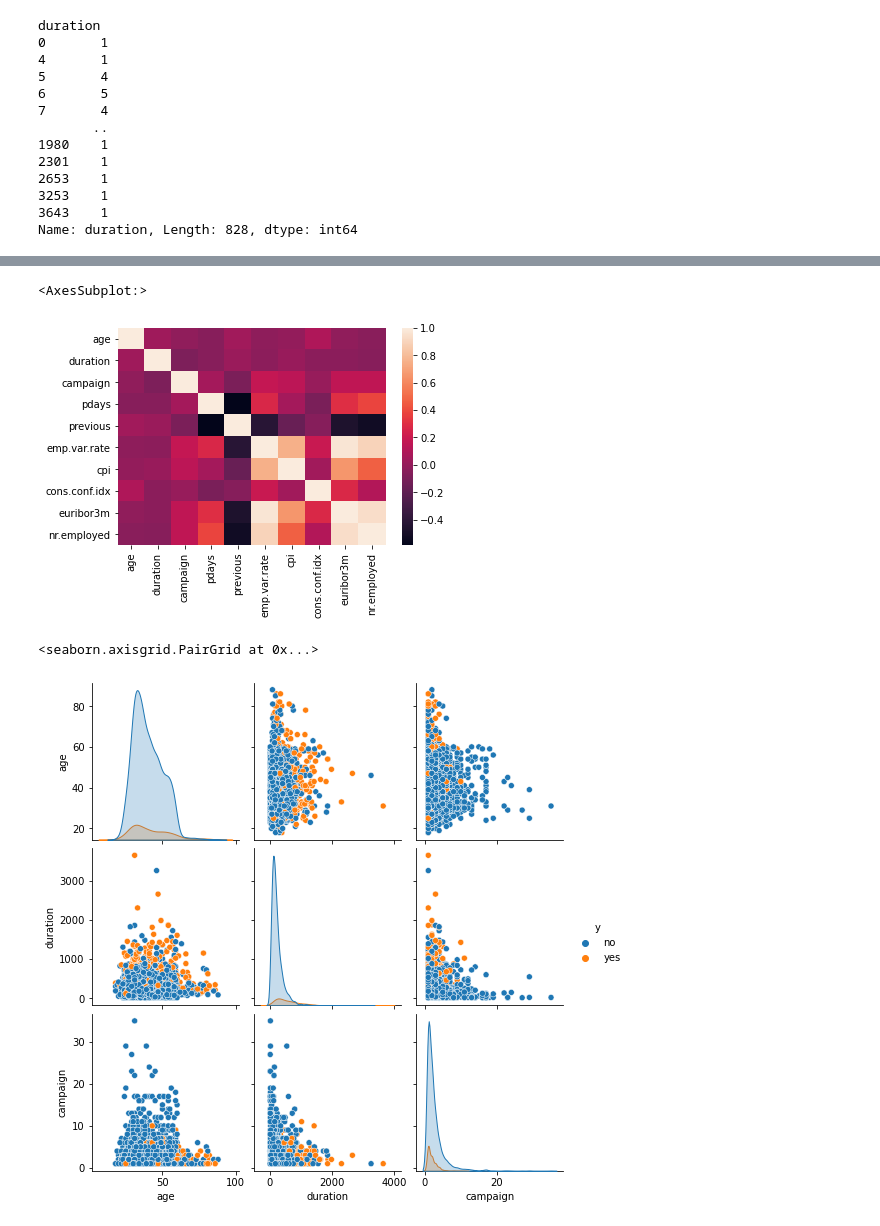
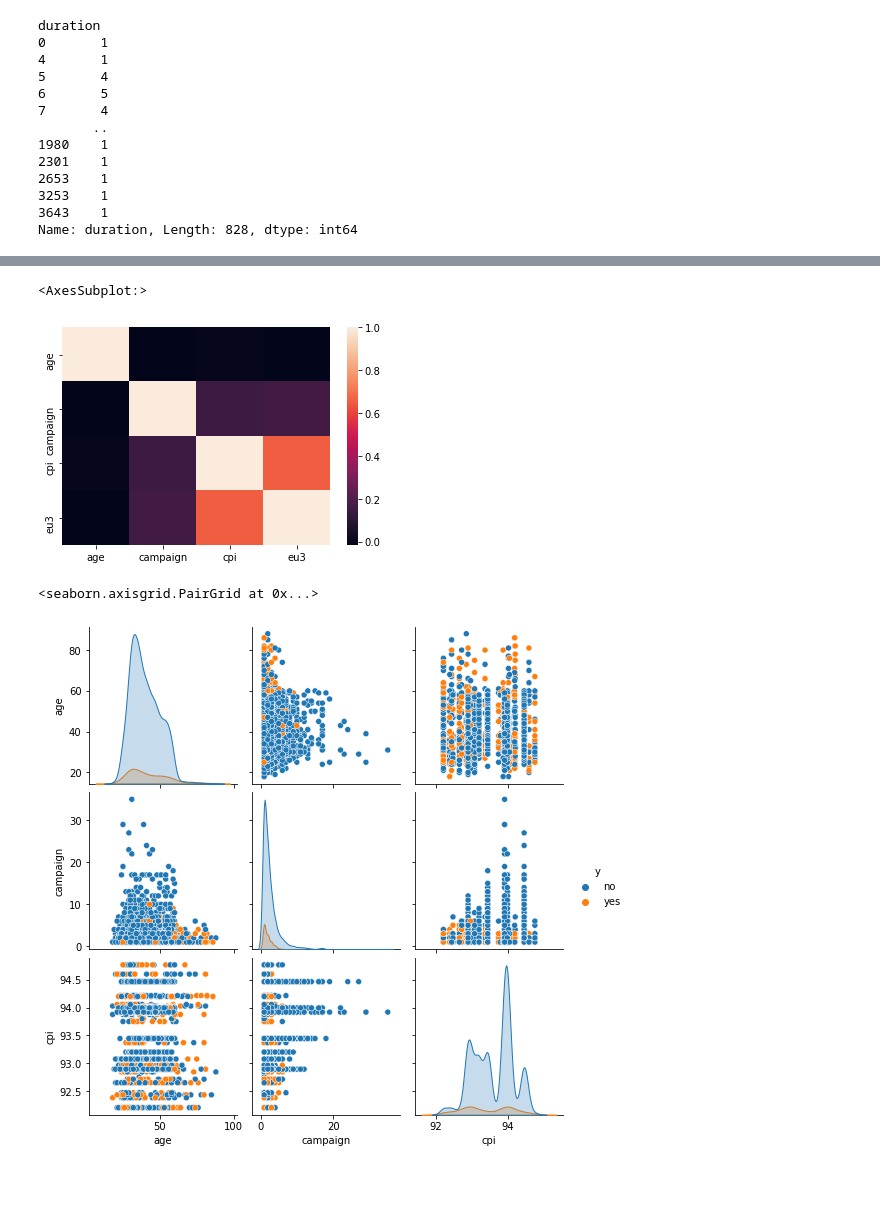
Before and after one commit to rosborn40383/MachineLearning-Analysis, a Jupyter notebook: DS160_Final_Project_EES_RJO.ipynb, the cells around one changed output, grey strips where cells are left out. Drawn from its saved outputs; the diff is of its cells as text; code cells hidden in the pictures; blank space fills up the shorter version.

```diff
--- a/DS160_Final_Project_EES_RJO.ipynb
+++ b/DS160_Final_Project_EES_RJO.ipynb
@@ -71,12 +71,14 @@ Index(['age', 'job', 'marital', 'education', 'default', 'housing', 'loan',
 # %% [markdown]
 We are dropping columns that we were not going to be using for testing, this will allow our data to proccess faster and clean the data.
 # %%
-
+ df.drop(df.columns[[8, 9, 10, 12, 13, 14, 15, 17, 19]],
+   axis = 1, inplace = True)
 #pdays,poutcome,emp.var.ratecons.conf.idx, euribor3m, nr.employed
 # %%
 df = df.dropna()
 # %%
 df.rename(columns={"cons.price.idx":"cpi"},inplace=True)
+df.rename(columns={"euribor3m":"eu3"},inplace=True)
 # %%
 df.columns
 # %% [output]
@@ -321,9 +308,9 @@ cor=df.corr()
 sns.heatmap(cor) #lmao no correlation??
 # %% [output]
 <AxesSubplot:>
-[figure, old version]
+[figure, new version]
 # %%
-sns.pairplot(df[['age','duration','campaign','y']], hue='y') #comparisons
+sns.pairplot(df[['age','campaign','cpi','y']], hue='y') #comparisons
 # %% [output]
 <seaborn.axisgrid.PairGrid at 0x...>
-[figure, old version]
+[figure, new version]
```
Also changed, not shown: parts of 52 cells of this notebook.
